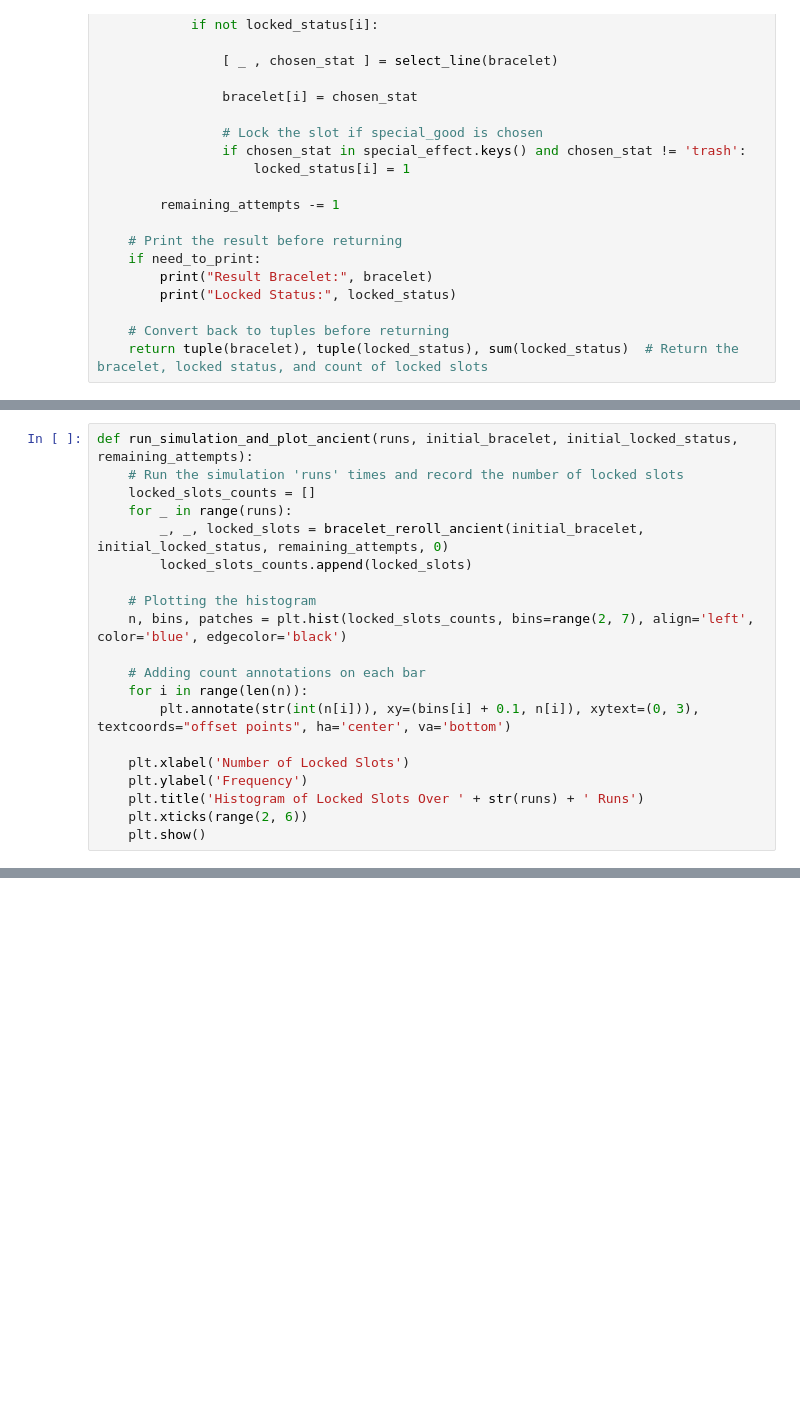
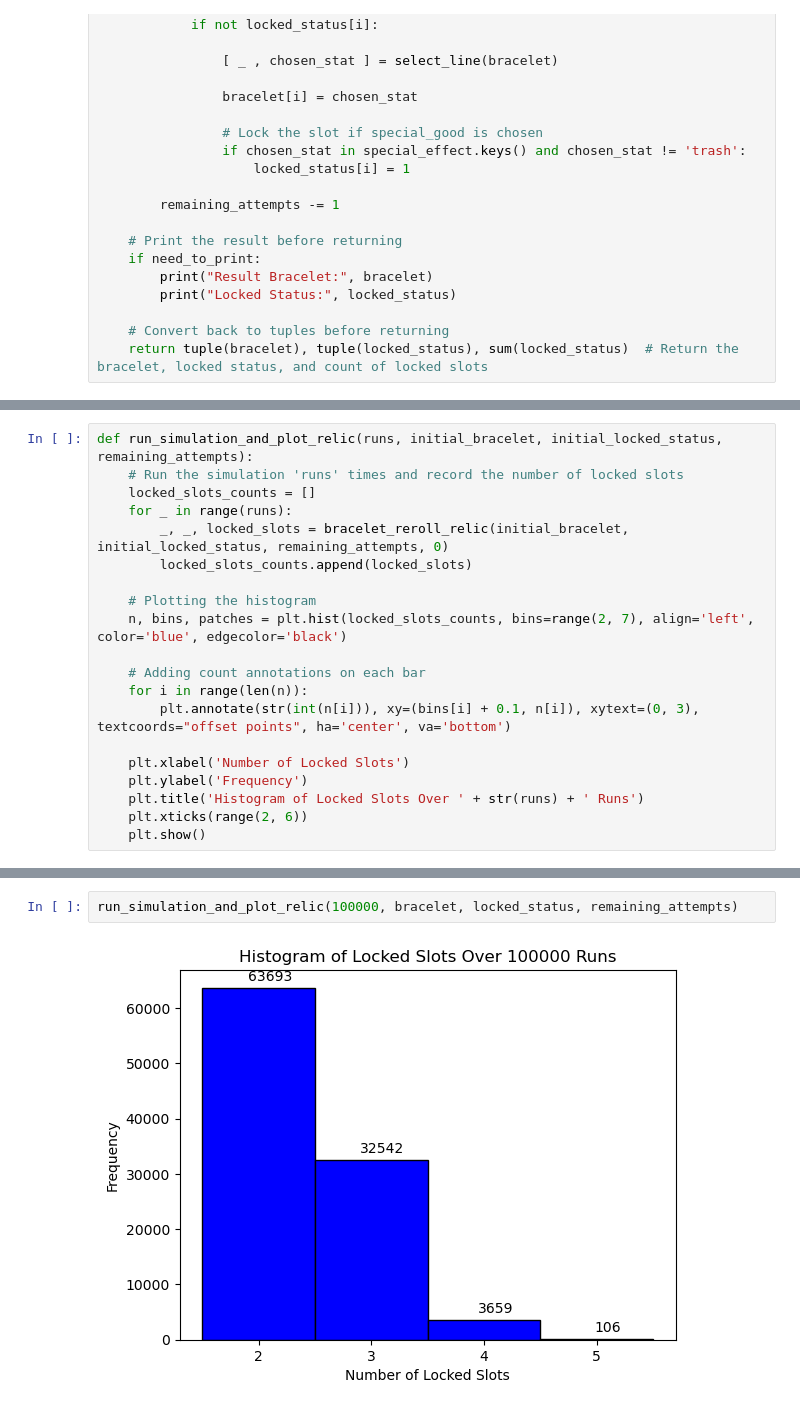
Before and after one commit to 403aroundtheworld/bracelet_simulation, a Jupyter notebook: bracelet_simulation.ipynb, the cells around one changed output, grey strips where cells are left out. Saved outputs shown, nothing was run; the diff lists cells and outputs as text; blank space fills up the shorter version.

```diff
--- a/bracelet_simulation.ipynb
+++ b/bracelet_simulation.ipynb
@@ -105,9 +181,9 @@ Locked Slots: 3
 # %%
-def run_simulation_and_plot_ancient(runs, initial_bracelet, initial_locked_status, remaining_attempts):
+def run_simulation_and_plot_relic(runs, initial_bracelet, initial_locked_status, remaining_attempts):
     # Run the simulation 'runs' times and record the number of locked slots
     locked_slots_counts = []
     for _ in range(runs):
-        _, _, locked_slots = bracelet_reroll_ancient(initial_bracelet, initial_locked_status, remaining_attempts, 0)
+        _, _, locked_slots = bracelet_reroll_relic(initial_bracelet, initial_locked_status, remaining_attempts, 0)
         locked_slots_counts.append(locked_slots)
 
     # Plotting the histogram
@@ -128,0 +205,4 @@ run_simulation_and_plot_ancient(200000, bracelet, locked_status, remaining_attem
+# %%
+run_simulation_and_plot_relic(100000, bracelet, locked_status, remaining_attempts)
+# %% [output]
+[figure, added]
```
Also changed, not shown: parts of 9 cells of this notebook.
